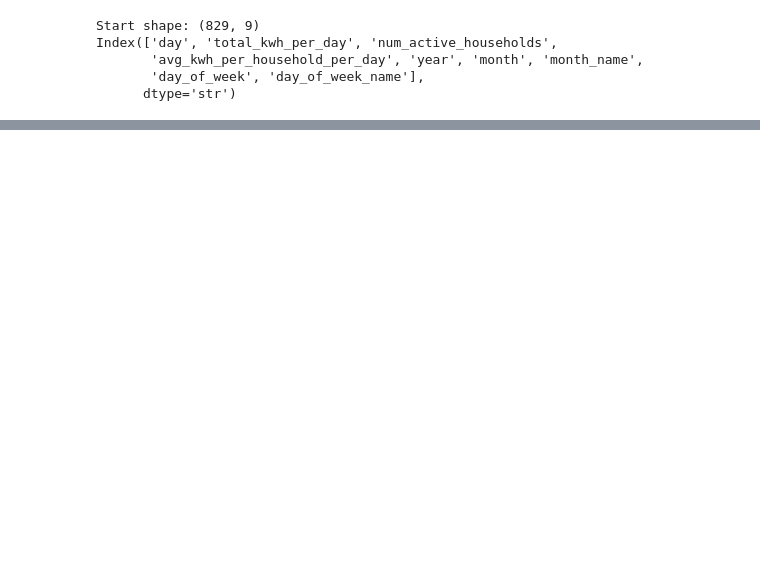
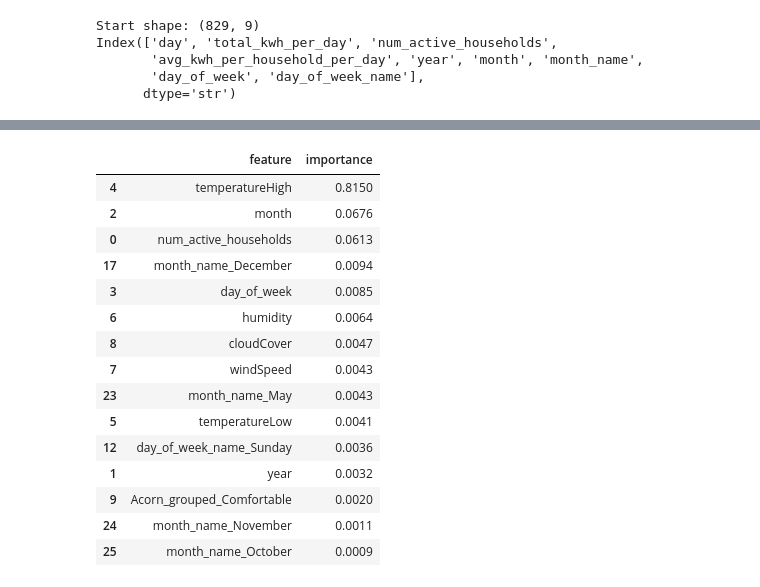
Before and after one commit to MaximeBoulat/TeamProject-530, a Jupyter notebook: Notebooks/Smart_meters_in_London.ipynb, the cells around one changed output, grey strips where cells are left out. Drawn from its saved outputs; the diff is of its cells as text; code cells hidden in the pictures; blank space fills up the shorter version.

```diff
--- a/Notebooks/Smart_meters_in_London.ipynb
+++ b/Notebooks/Smart_meters_in_London.ipynb
@@ -1388,0 +1706,21 @@ dtype: float64
+# %%
+# STEP 9H1: Train Random Forest Regressor
+
+from sklearn.ensemble import RandomForestRegressor
+from sklearn.metrics import mean_absolute_error, mean_squared_error, r2_score
+import numpy as np
+
+# Initialize model
+rf_model = RandomForestRegressor(
+    n_estimators=300,
+    max_depth=None,
+    min_samples_split=5,
+    min_samples_leaf=2,
+    random_state=42,
+    n_jobs=-1
+)
+
+# Train model
+rf_model.fit(X_train, y_train)
+
+print("Random Forest training complete.")
@@ -1388,0 +1763,28 @@ dtype: float64
+# %%
+# STEP 9H3: Feature Importance Analysis
+
+import pandas as pd
+
+feature_importance = pd.DataFrame({
+    "feature": X_train.columns,
+    "importance": rf_model.feature_importances_
+}).sort_values(by="importance", ascending=False)
+
+feature_importance.head(15)
+# %% [output]
+|  | feature | importance |
+| 4 | temperatureHigh | 0.8150 |
+| 2 | month | 0.0676 |
+| 0 | num_active_households | 0.0613 |
+| 17 | month_name_December | 0.0094 |
+| 3 | day_of_week | 0.0085 |
+| 6 | humidity | 0.0064 |
+| 8 | cloudCover | 0.0047 |
+| 7 | windSpeed | 0.0043 |
+| 23 | month_name_May | 0.0043 |
+| 5 | temperatureLow | 0.0041 |
+| 12 | day_of_week_name_Sunday | 0.0036 |
+| 1 | year | 0.0032 |
+| 9 | Acorn_grouped_Comfortable | 0.0020 |
+| 24 | month_name_November | 0.0011 |
+| 25 | month_name_October | 0.0009 |
```
Also changed, not shown: parts of 29 cells of this notebook.
